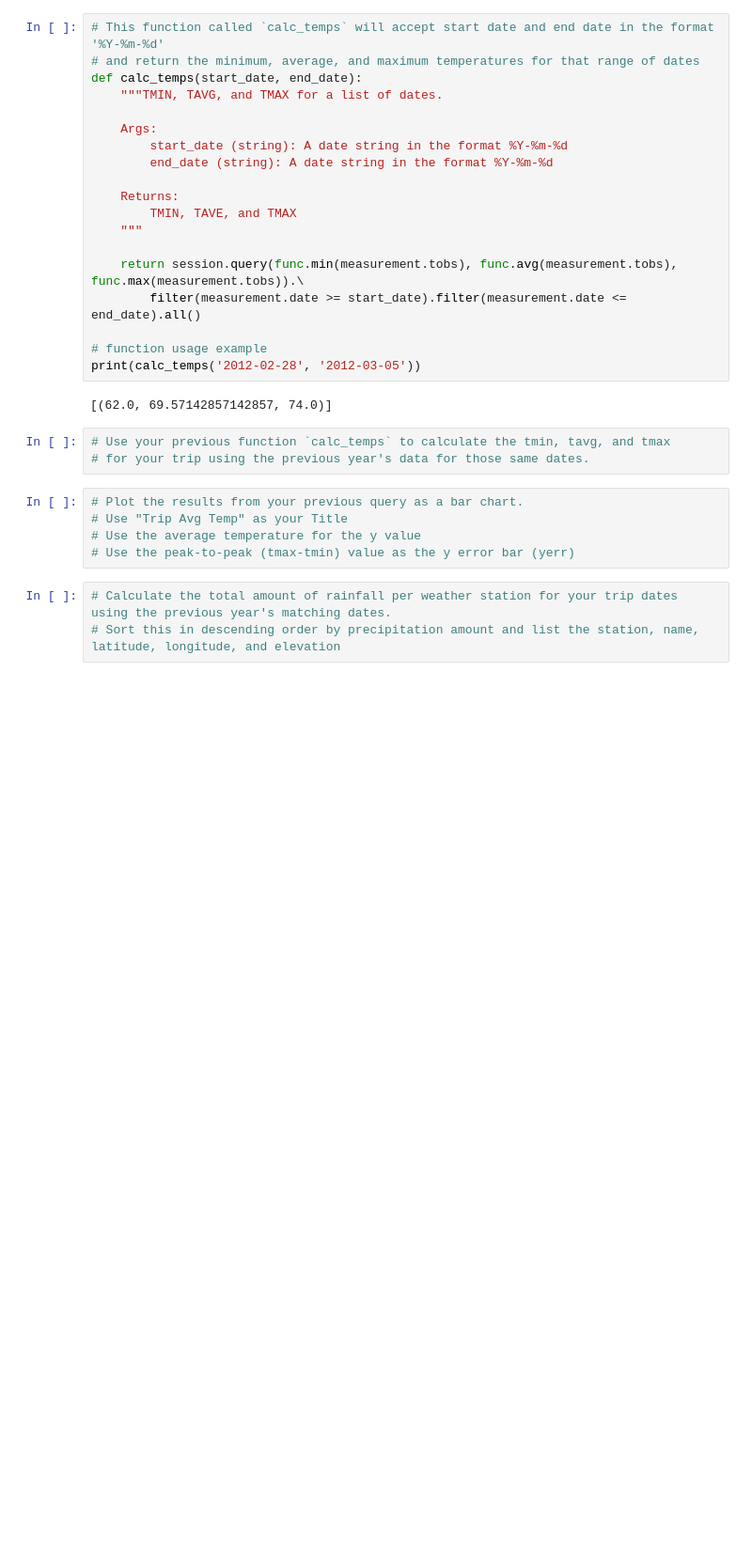
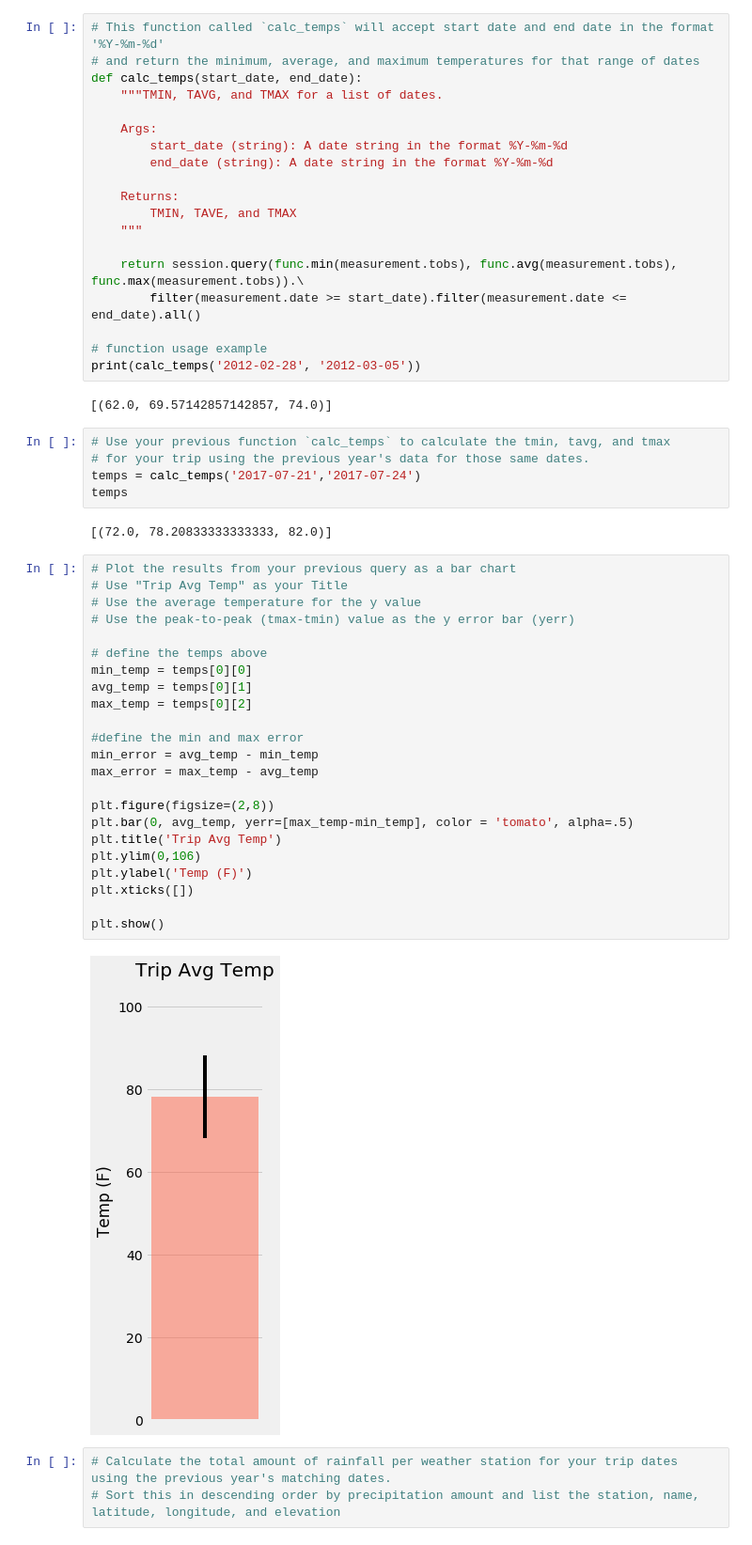
Before and after one commit to jzmtwong/Climate-Data-Project, a Jupyter notebook: climate_starter.ipynb, the cells around one changed output. Shown at 94% size. Saved outputs shown, nothing was run; the diff lists cells and outputs as text; blank space fills up the shorter version.

```diff
--- a/climate_starter.ipynb
+++ b/climate_starter.ipynb
@@ -185,11 +185,35 @@ print(calc_temps('2012-02-28', '2012-03-05'))
 # %%
 # Use your previous function `calc_temps` to calculate the tmin, tavg, and tmax
 # for your trip using the previous year's data for those same dates.
+temps = calc_temps('2017-07-21','2017-07-24')
+temps
+# %% [output]
+[(72.0, 78.20833333333333, 82.0)]
 # %%
-# Plot the results from your previous query as a bar chart.
+# Plot the results from your previous query as a bar chart
 # Use "Trip Avg Temp" as your Title
 # Use the average temperature for the y value
 # Use the peak-to-peak (tmax-tmin) value as the y error bar (yerr)
+
+# define the temps above
+min_temp = temps[0][0]
+avg_temp = temps[0][1]
+max_temp = temps[0][2]
+
+#define the min and max error
+min_error = avg_temp - min_temp
+max_error = max_temp - avg_temp
+
+plt.figure(figsize=(2,8))
+plt.bar(0, avg_temp, yerr=[max_temp-min_temp], color = 'tomato', alpha=.5)
+plt.title('Trip Avg Temp')
+plt.ylim(0,106)
+plt.ylabel('Temp (F)')
+plt.xticks([])
+
+plt.show()
+# %% [output]
+[figure, added]
 # %%
 # Calculate the total amount of rainfall per weather station for your trip dates using the previous year's matching dates.
 # Sort this in descending order by precipitation amount and list the station, name, latitude, longitude, and elevation
```
Also changed, not shown: parts of 1 cell of this notebook.
